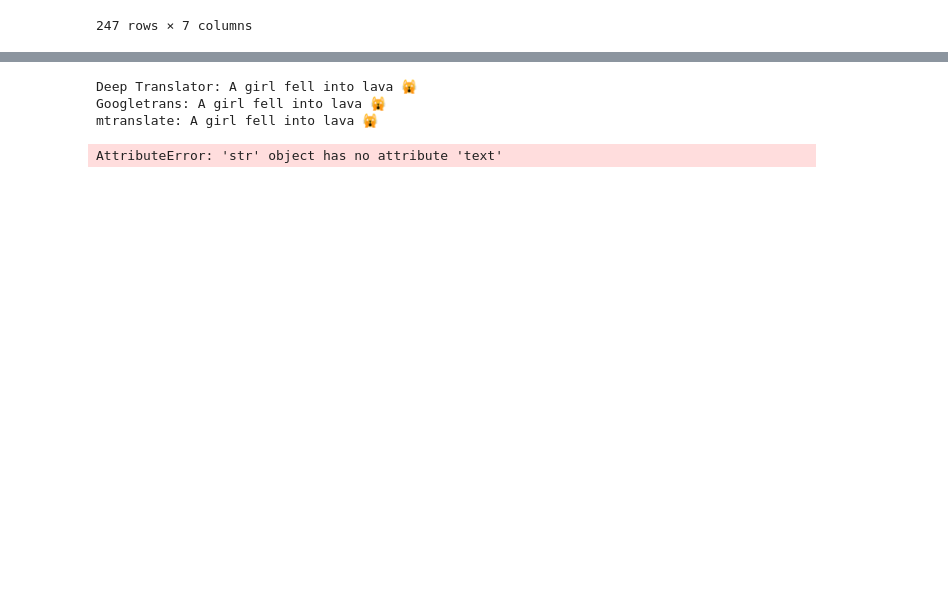
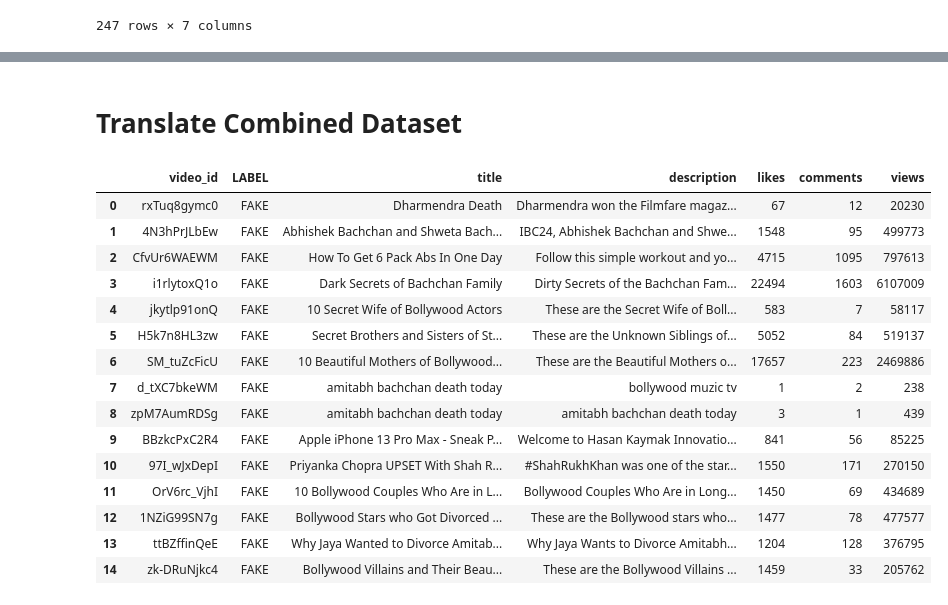
Before and after one commit to skywalker290/Misleading-Video-Detection-Model, a Jupyter notebook: Preprocessing.ipynb, the cells around one changed output, grey strips where cells are left out. Saved outputs shown, nothing was run; the diff lists cells and outputs as text; code cells hidden in the pictures; blank space fills up the shorter version.

```diff
--- a/Preprocessing.ipynb
+++ b/Preprocessing.ipynb
@@ -102,55 +121,0 @@ Note: you may need to restart the kernel to use updated packages.
-# %%
-from deep_translator import GoogleTranslator
-from googletrans import Translator as GoogleTransTranslator
-from mtranslate import translate as MTranslateTranslator
-from translate import Translator as TranslateTranslator
-import langid
-
-def translate_with_deep_translator(text):
-    translator = GoogleTranslator(source='auto', target='en')
-    return translator.translate(text)
-
-def translate_with_googletrans(text):
-    translator = GoogleTransTranslator()
-    translation = translator.translate(text, src='auto', dest='en')
-    return translation.text
-
-def translate_with_mtranslate(text):
-    return MTranslateTranslator(text, 'en')
-
-def translate_with_translate(text):
-    translator = TranslateTranslator(to_lang='en')
-    return translator.translate(text).text  # Access the text attribute
-
-def translate_with_langid(text):
-    _, lang = langid.classify(text)
-    if lang != 'en':
-        return translate_with_translate(text)
-    return text
-
-text_to_translate = "بنت سقطت في حمم بركانيه 🙀"
-
-# Deep Translator
-result_deep_translator = translate_with_deep_translator(text_to_translate)
-print(f"Deep Translator: {result_deep_translator}")
-
-# Googletrans
-result_googletrans = translate_with_googletrans(text_to_translate)
-print(f"Googletrans: {result_googletrans}")
-
-# mtranslate
-result_mtranslate = translate_with_mtranslate(text_to_translate)
-print(f"mtranslate: {result_mtranslate}")
-
-# translate
-result_translate = translate_with_translate(text_to_translate)
-print(f"translate: {result_translate}")
-
-# langid
-result_langid = translate_with_langid(text_to_translate)
-print(f"langid: {result_langid}")
-# %% [output]
-Deep Translator: A girl fell into lava 🙀
-Googletrans: A girl fell into lava 🙀
-mtranslate: A girl fell into lava 🙀
-AttributeError: 'str' object has no attribute 'text'
@@ -156,0 +135,22 @@ AttributeError: 'str' object has no attribute 'text'
+# %% [markdown]
+# Translate Combined Dataset
+# %%
+df1 = combined
+df1.head(15)
+# %% [output]
+|  | video_id | LABEL | title | description | likes | comments | views |
+| 0 | rxTuq8gymc0 | FAKE | Dharmendra Death | Dharmendra won the Filmfare magaz... | 67 | 12 | 20230 |
+| 1 | 4N3hPrJLbEw | FAKE | Abhishek Bachchan and Shweta Bach... | IBC24, Abhishek Bachchan and Shwe... | 1548 | 95 | 499773 |
+| 2 | CfvUr6WAEWM | FAKE | How To Get 6 Pack Abs In One Day | Follow this simple workout and yo... | 4715 | 1095 | 797613 |
+| 3 | i1rlytoxQ1o | FAKE | Dark Secrets of Bachchan Family | Dirty Secrets of the Bachchan Fam... | 22494 | 1603 | 6107009 |
+| 4 | jkytlp91onQ | FAKE | 10 Secret Wife of Bollywood Actors | These are the Secret Wife of Boll... | 583 | 7 | 58117 |
+| 5 | H5k7n8HL3zw | FAKE | Secret Brothers and Sisters of St... | These are the Unknown Siblings of... | 5052 | 84 | 519137 |
+| 6 | SM_tuZcFicU | FAKE | 10 Beautiful Mothers of Bollywood... | These are the Beautiful Mothers o... | 17657 | 223 | 2469886 |
+| 7 | d_tXC7bkeWM | FAKE | amitabh bachchan death today | bollywood muzic tv | 1 | 2 | 238 |
+| 8 | zpM7AumRDSg | FAKE | amitabh bachchan death today | amitabh bachchan death today | 3 | 1 | 439 |
+| 9 | BBzkcPxC2R4 | FAKE | Apple iPhone 13 Pro Max - Sneak P... | Welcome to Hasan Kaymak Innovatio... | 841 | 56 | 85225 |
+| 10 | 97I_wJxDepI | FAKE | Priyanka Chopra UPSET With Shah R... | #ShahRukhKhan was one of the star... | 1550 | 171 | 270150 |
+| 11 | OrV6rc_VjhI | FAKE | 10 Bollywood Couples Who Are in L... | Bollywood Couples Who Are in Long... | 1450 | 69 | 434689 |
+| 12 | 1NZiG99SN7g | FAKE | Bollywood Stars who Got Divorced ... | These are the Bollywood stars who... | 1477 | 78 | 477577 |
+| 13 | ttBZffinQeE | FAKE | Why Jaya Wanted to Divorce Amitab... | Why Jaya Wants to Divorce Amitabh... | 1204 | 128 | 376795 |
+| 14 | zk-DRuNjkc4 | FAKE | Bollywood Villains and Their Beau... | These are the Bollywood Villains ... | 1459 | 33 | 205762 |
```
Also changed, not shown: parts of 31 cells of this notebook.
